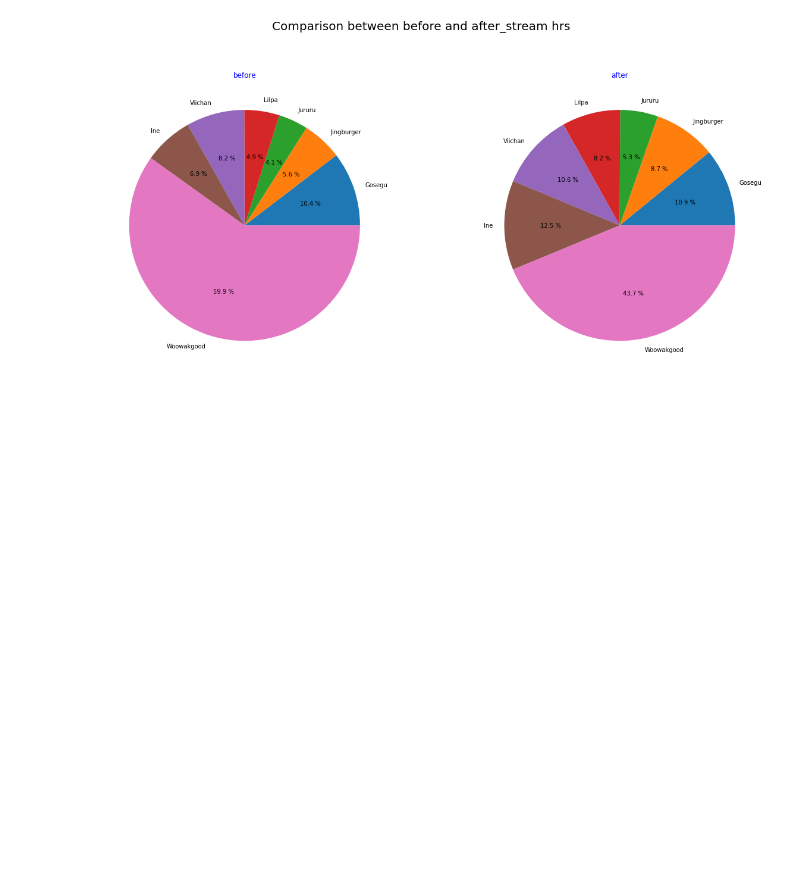
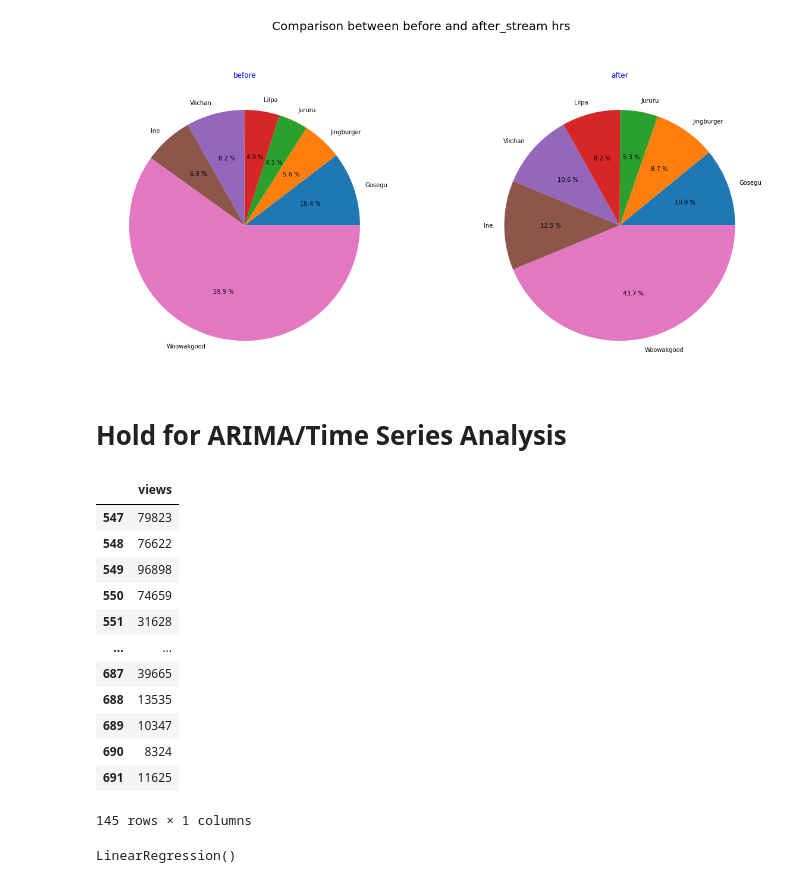
Before and after one commit to kyseshim/twitch_stream_analysis, a Jupyter notebook: tw_data.ipynb, the cells around one changed output. Drawn from its saved outputs; the diff is of its cells as text; code cells hidden in the pictures; blank space fills up the shorter version.

Commit message:
Update(Linear Regression
Simple Linear Regression(Partial Process_gsg) including preprocessing

```diff
--- a/tw_data.ipynb
+++ b/tw_data.ipynb
@@ -260,3 +260,37 @@ plt.title('after', color='b')
 # %% [output]
 Text(0.5, 1.0, 'after')
 [figure]
+# %% [markdown]
+# Hold for ARIMA/Time Series Analysis
+# %%
+# Basic Sets
+# x = df[['user', 'length_minute', 'watchtime', 'avg_viewers', 'peak_viewers', 'new_followers', 'followers_hourly', 'views', 'views_hourly', 'event']]
+# y = df[['']]
+
+# Preprecessing for each user
+df_g = df[df['user'] == 'gosegu']
+
+x = df_g[['length_minute', 'watchtime_hrs', 'avg_viewers', 'peak_viewers', 'new_followers', 'followers_hourly', 'event']]
+y = df_g[['views']]
+# Y = watchtime
+
+x_train, x_test, y_train, y_test = train_test_split(x, y, train_size=0.8, test_size=0.2)
+# %% [output]
+|  | views |
+| 547 | 79823 |
+| 548 | 76622 |
+| 549 | 96898 |
+| 550 | 74659 |
+| 551 | 31628 |
+| ... | ... |
+| 687 | 39665 |
+| 688 | 13535 |
+| 689 | 10347 |
+| 690 | 8324 |
+| 691 | 11625 |
+145 rows × 1 columns
+# %%
+mlr = LinearRegression()
+mlr.fit(x_train, y_train)
+# %% [output]
+LinearRegression()
```
Also changed, not shown: parts of 7 cells of this notebook, 1 other file.
